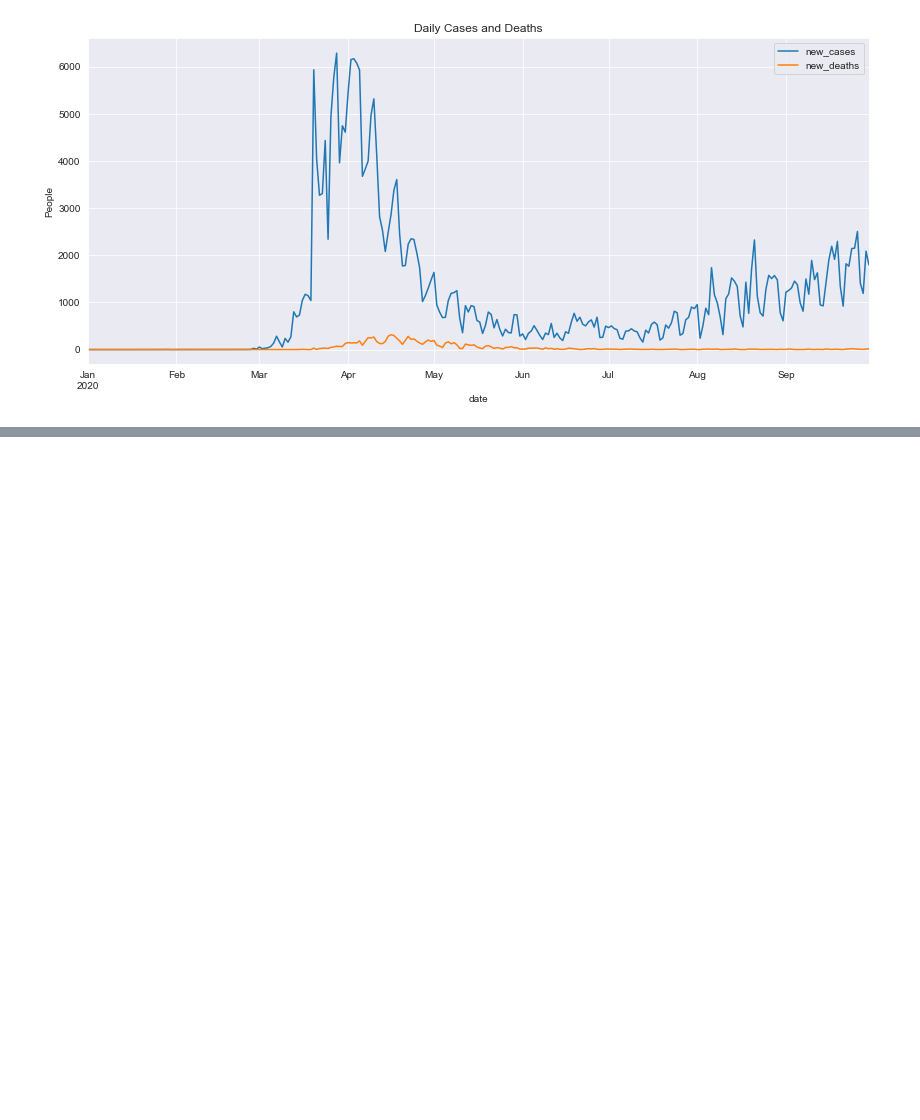
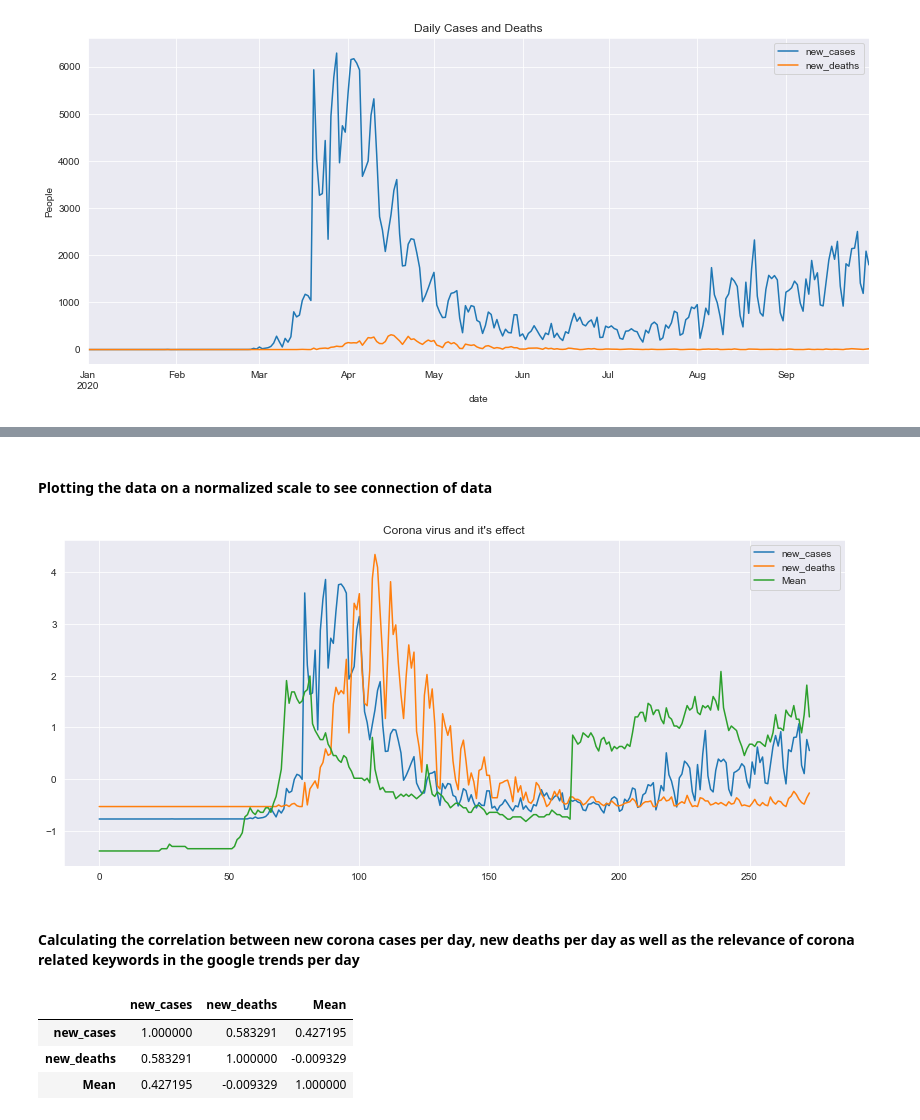
Before and after one commit to Shinan-tech/Share_Data, a Jupyter notebook: Aggregated.ipynb, the cells around one changed output, grey strips where cells are left out. Cells and saved outputs as stored; diff of their text form; code cells hidden in the pictures; blank space fills up the shorter version.

```diff
--- a/Aggregated.ipynb
+++ b/Aggregated.ipynb
@@ -83,0 +220,3 @@ plt.show()
+# %%
+trends_cases = corona_filtered_loc.merge(df, left_on='date', right_on='date')
+trends_cases
@@ -83,0 +241,3 @@ plt.show()
+# %%
+trends_cases_filtered = trends_cases[['date','new_cases','new_deaths', 'Mean']]
+trends_cases_filtered
@@ -83,0 +258,3 @@ plt.show()
+# %%
+trends_cases_filtered_indexed = trends_cases_filtered.set_index('date')
+trends_cases_filtered_indexed
@@ -83,0 +276,2 @@ plt.show()
+# %% [markdown]
+#### Plotting the data on a normalized scale to see connection of data
@@ -83,0 +280,20 @@ plt.show()
+# %%
+min_max_scaler = MinMaxScaler()
+standard_scaler = StandardScaler()
+df_min_max = pd.DataFrame(min_max_scaler.fit_transform(trends_cases_filtered_indexed), columns=['new_cases', 'new_deaths', 'Mean'])
+df_standard = pd.DataFrame(standard_scaler.fit_transform(trends_cases_filtered_indexed), columns=['new_cases', 'new_deaths', 'Mean'])
+# %%
+df_standard.plot(figsize=(14,6))
+plt.title("Corona virus and it's effect")
+plt.show()
+# %% [output]
+[figure, added]
+# %% [markdown]
+#### Calculating the correlation between new corona cases per day, new deaths per day as well as the relevance of corona related keywords in the google trends per day
+# %%
+trends_cases_filtered_indexed.corr()
+# %% [output]
+|  | new_cases | new_deaths | Mean |
+| new_cases | 1.000000 | 0.583291 | 0.427195 |
+| new_deaths | 0.583291 | 1.000000 | -0.009329 |
+| Mean | 0.427195 | -0.009329 | 1.000000 |
```
Also changed, not shown: parts of 35 cells of this notebook.
